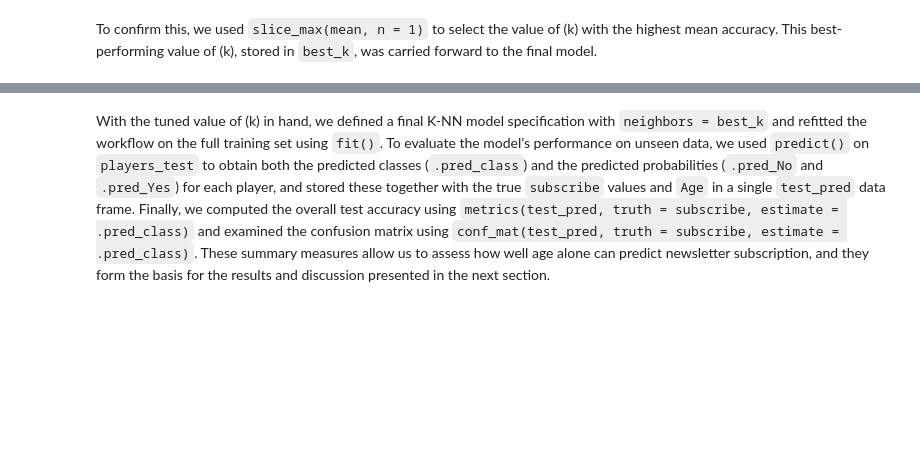
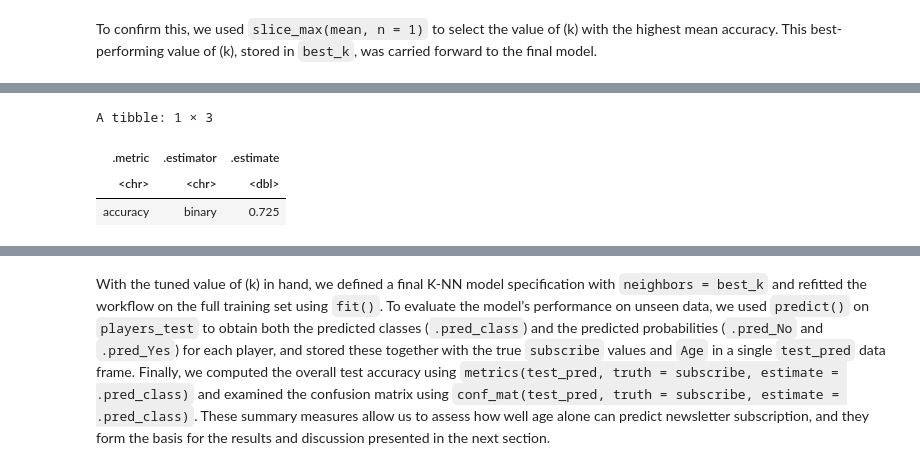
Before and after one commit to calentynes/dsci_group_project, a Jupyter notebook: group_project.ipynb, the cells around one changed output, grey strips where cells are left out. Drawn from its saved outputs; the diff is of its cells as text; code cells hidden in the pictures; blank space fills up the shorter version.

```diff
--- a/group_project.ipynb
+++ b/group_project.ipynb
@@ -165,0 +218,18 @@ best_k
+# %%
+test_baseline <- players_test |>
+  mutate(baseline_pred = majority_class)
+
+
+baseline_metrics <- metrics(
+  data = test_baseline,
+  truth = subscribe,
+  estimate = baseline_pred
+) |>
+  filter(.metric == "accuracy")
+
+baseline_metrics
+# %% [output]
+A tibble: 1 × 3
+| .metric | .estimator | .estimate |
+| <chr> | <chr> | <dbl> |
+| accuracy | binary | 0.725 |
```
Also changed, not shown: parts of 6 cells of this notebook.
